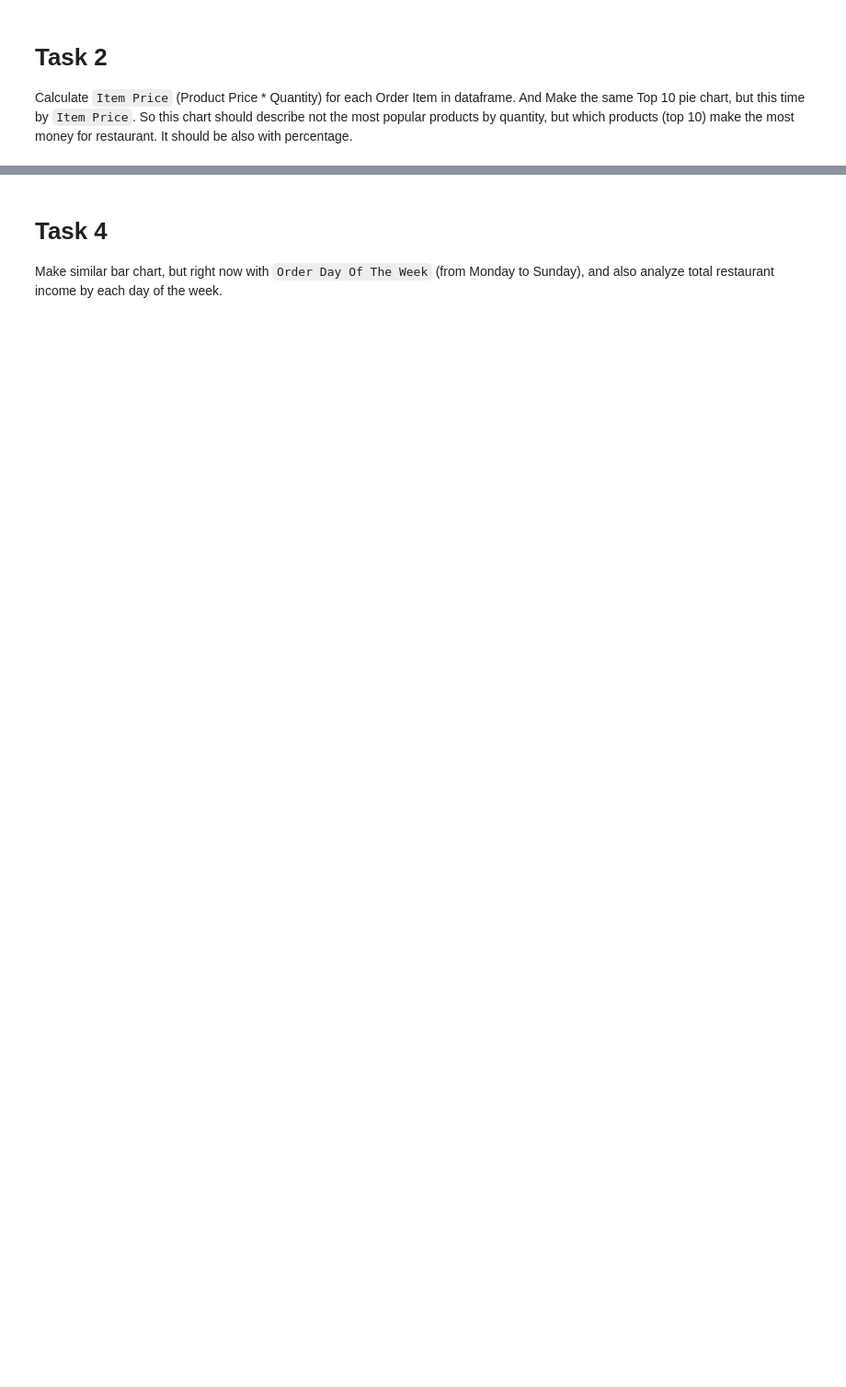
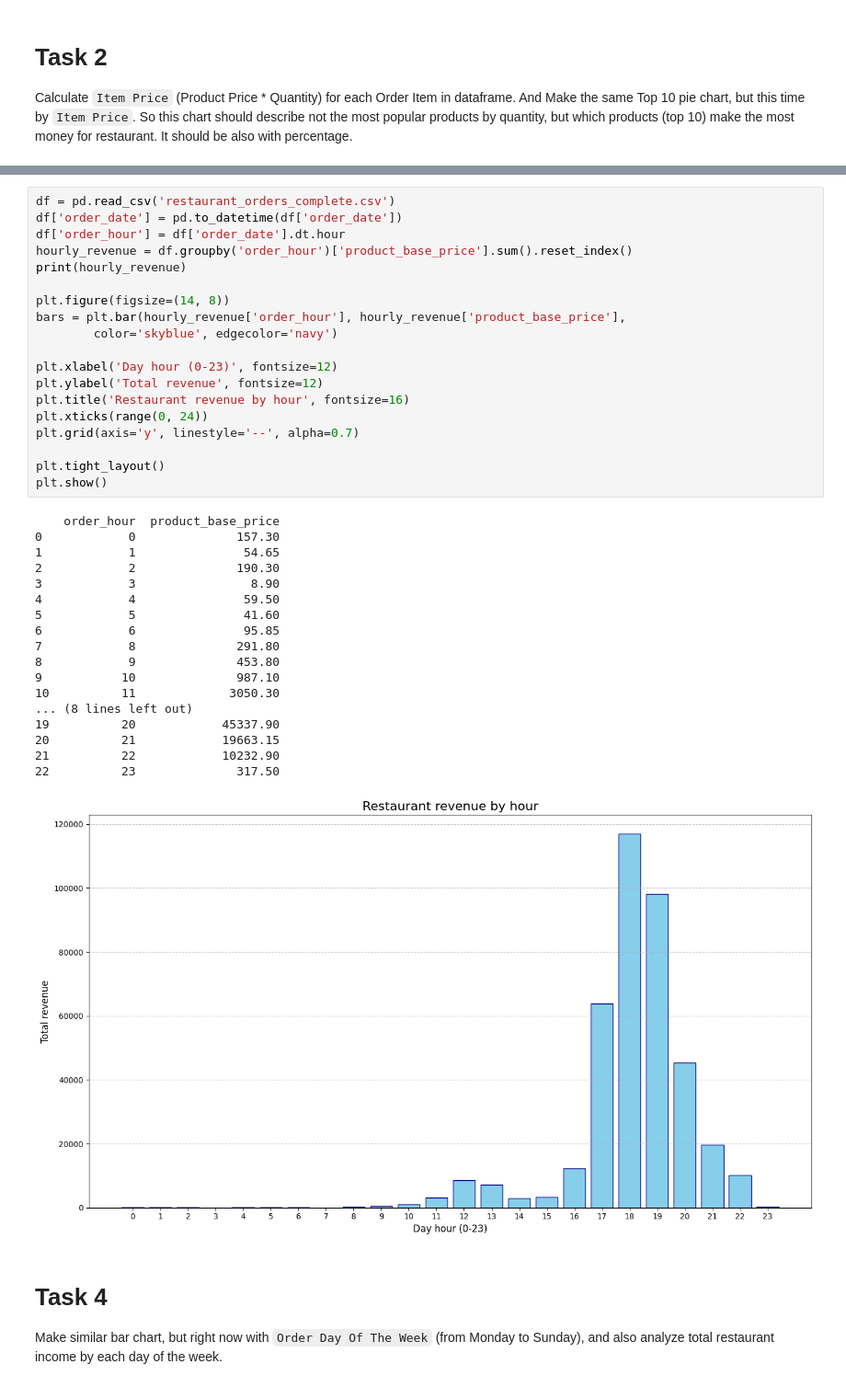
Before and after one commit to TsvetanKichuk/py-restaurant-data-analysis, a Jupyter notebook: app/main.ipynb, the cells around one changed output, grey strips where cells are left out. Shown: that part at 92% size. Cells and saved outputs as stored; diff of their text form; blank space fills up the shorter version.

```diff
--- a/app/main.ipynb
+++ b/app/main.ipynb
@@ -144,3 +122,41 @@ print(hourly_revenue)
+# %%
+df = pd.read_csv('restaurant_orders_complete.csv')
+df['order_date'] = pd.to_datetime(df['order_date'])
+df['order_hour'] = df['order_date'].dt.hour
+hourly_revenue = df.groupby('order_hour')['product_base_price'].sum().reset_index()
+print(hourly_revenue)
+
+plt.figure(figsize=(14, 8))
+bars = plt.bar(hourly_revenue['order_hour'], hourly_revenue['product_base_price'],
+        color='skyblue', edgecolor='navy')
+
+plt.xlabel('Day hour (0-23)', fontsize=12)
+plt.ylabel('Total revenue', fontsize=12)
+plt.title('Restaurant revenue by hour', fontsize=16)
+plt.xticks(range(0, 24))
+plt.grid(axis='y', linestyle='--', alpha=0.7)
+
+plt.tight_layout()
+plt.show()
+# %% [output]
+    order_hour  product_base_price
+0            0              157.30
+1            1               54.65
+2            2              190.30
+3            3                8.90
+4            4               59.50
+5            5               41.60
+6            6               95.85
+7            8              291.80
+8            9              453.80
+9           10              987.10
+10          11             3050.30
+... (8 lines left out)
+19          20            45337.90
+20          21            19663.15
+21          22            10232.90
+22          23              317.50
+[figure, added]
 # %% [markdown]
 # Task 4
 Make similar bar chart, but right now with `Order Day Of The Week` (from Monday to Sunday), and also analyze total restaurant income by each day of the week.
```
Also changed, not shown: parts of 7 cells of this notebook.
